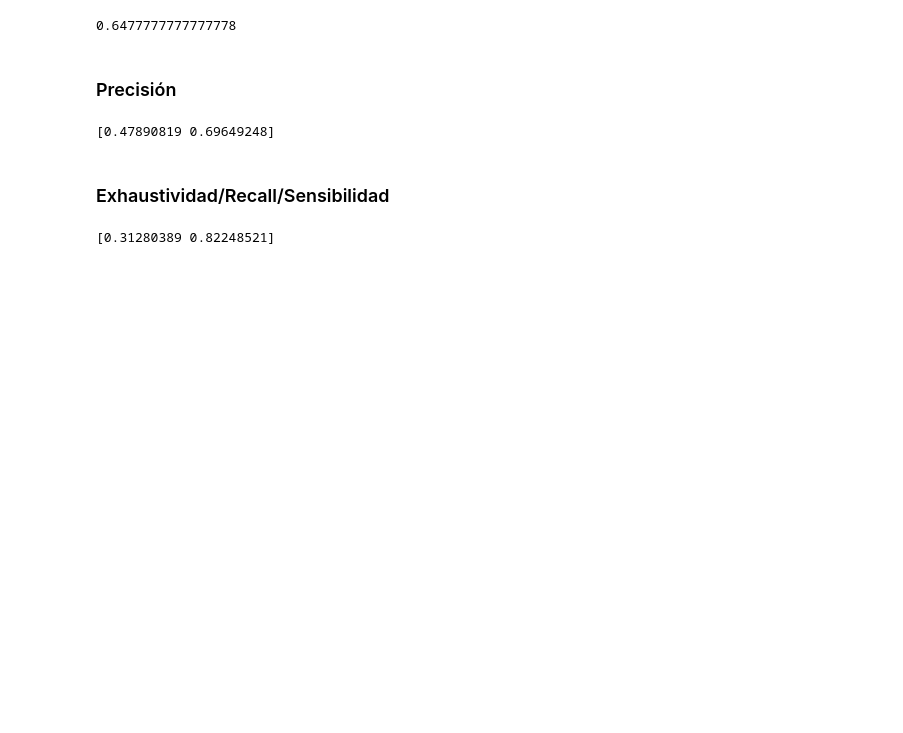
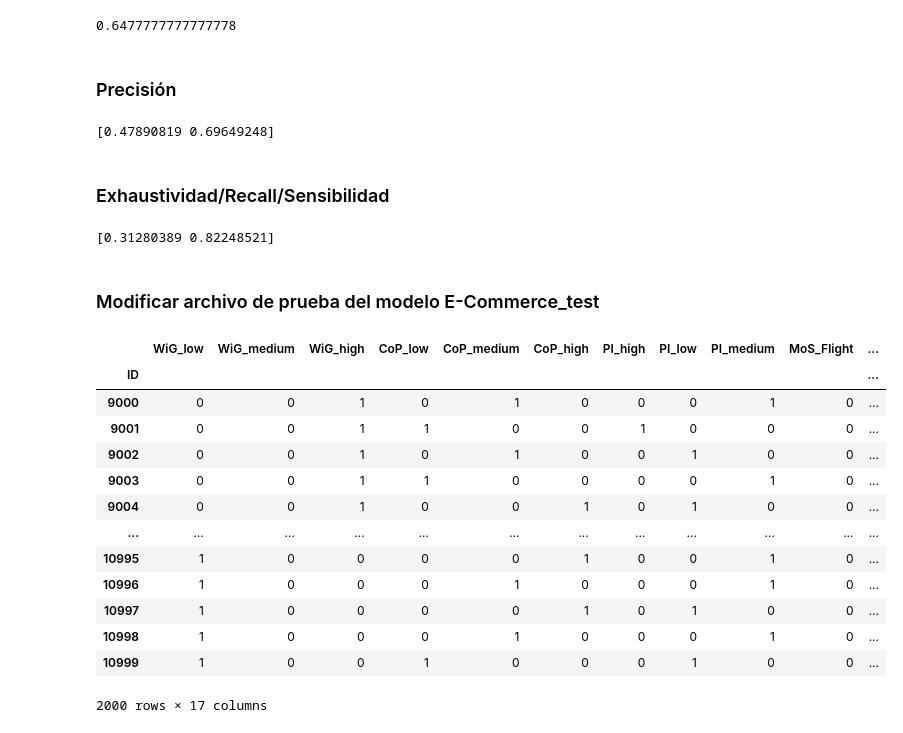
Before and after one commit to VladT-Tempest/Datathon, a Jupyter notebook: ML_Practice.ipynb, the cells around one changed output. Cells and saved outputs as stored; diff of their text form; code cells hidden in the pictures; blank space fills up the shorter version.

```diff
--- a/ML_Practice.ipynb
+++ b/ML_Practice.ipynb
@@ -420,3 +420,33 @@ sensibilidad = recall_score(y_test, y_test_pred, average=None)
 print(sensibilidad)
 # %% [output]
 [0.31280389 0.82248521]
+# %% [markdown]
+### Modificar archivo de prueba del modelo E-Commerce_test
+# %%
+archivo = './E-Commerce_test.xlsx'
+dft = pd.read_excel(archivo, sheet_name = 'Sheet1', index_col=0)
+dft = dft[['Warehouse_block', 'Mode_of_Shipment', 'Cost_of_the_Product', \
+    'Product_importance', 'Weight_in_gms']]
+dft = createdummies(dft,"Warehouse_block","wb")
+dft = createdummies(dft,"Mode_of_Shipment","MoS")
+dft = discretice(dft, "Cost_of_the_Product", "CoP")
+dft = discretice(dft, "Weight_in_gms", "WiG")
+dft = createdummies(dft,"Product_importance","PI")
+dft = createdummies(dft,"CoP","CoP")
+dft = createdummies(dft,"WiG","WiG")
+dft
+# %% [output]
+|  | WiG_low | WiG_medium | WiG_high | CoP_low | CoP_medium | CoP_high | PI_high | PI_low | PI_medium | MoS_Flight | ... |
+| ID |  |  |  |  |  |  |  |  |  |  | ... |
+| 9000 | 0 | 0 | 1 | 0 | 1 | 0 | 0 | 0 | 1 | 0 | ... |
+| 9001 | 0 | 0 | 1 | 1 | 0 | 0 | 1 | 0 | 0 | 0 | ... |
+| 9002 | 0 | 0 | 1 | 0 | 1 | 0 | 0 | 1 | 0 | 0 | ... |
+| 9003 | 0 | 0 | 1 | 1 | 0 | 0 | 0 | 0 | 1 | 0 | ... |
+| 9004 | 0 | 0 | 1 | 0 | 0 | 1 | 0 | 1 | 0 | 0 | ... |
+| ... | ... | ... | ... | ... | ... | ... | ... | ... | ... | ... | ... |
+| 10995 | 1 | 0 | 0 | 0 | 0 | 1 | 0 | 0 | 1 | 0 | ... |
+| 10996 | 1 | 0 | 0 | 0 | 1 | 0 | 0 | 0 | 1 | 0 | ... |
+| 10997 | 1 | 0 | 0 | 0 | 0 | 1 | 0 | 1 | 0 | 0 | ... |
+| 10998 | 1 | 0 | 0 | 0 | 1 | 0 | 0 | 0 | 1 | 0 | ... |
+| 10999 | 1 | 0 | 0 | 1 | 0 | 0 | 0 | 1 | 0 | 0 | ... |
+2000 rows × 17 columns
```
Also changed, not shown: parts of 3 cells of this notebook, 1 other file.
